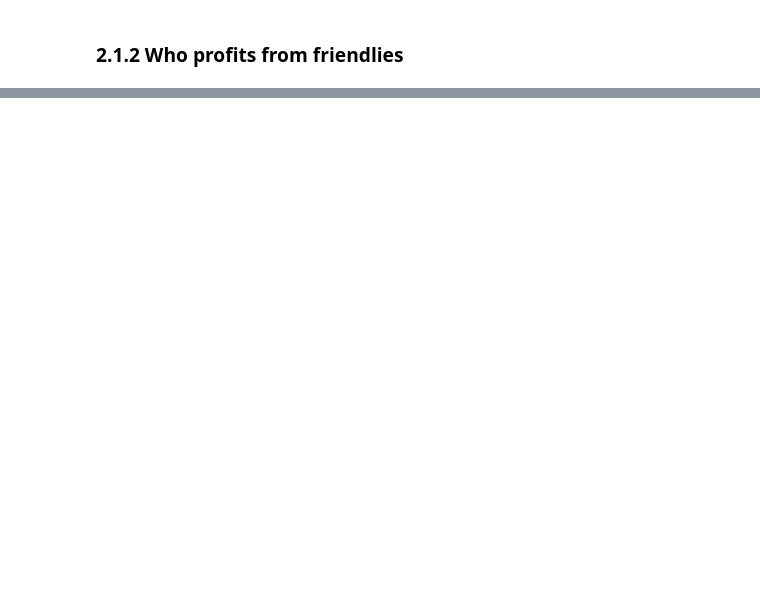
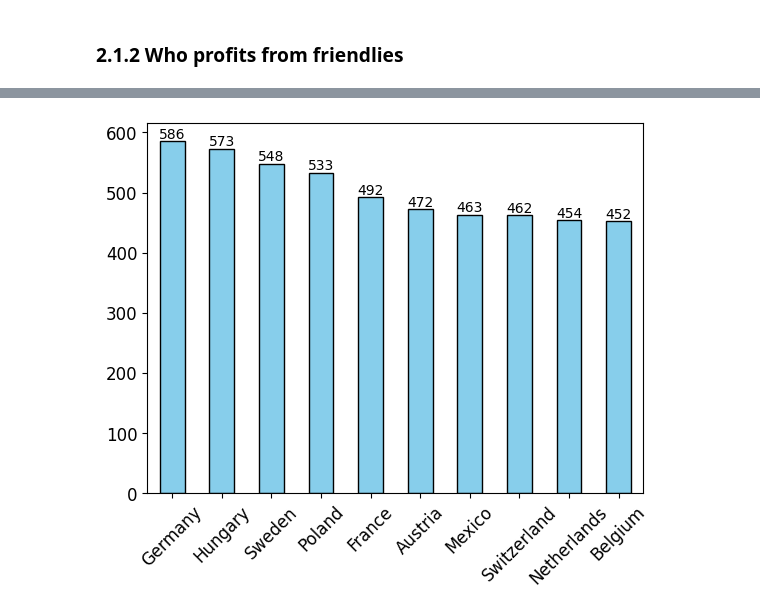
Before and after one commit to RickSpringer/International_Football-1872-2024, a Jupyter notebook: 240318_international_football_analysis.ipynb, the cells around one changed output, grey strips where cells are left out. Saved outputs shown, nothing was run; the diff lists cells and outputs as text; code cells hidden in the pictures; blank space fills up the shorter version.

```diff
--- a/240318_international_football_analysis.ipynb
+++ b/240318_international_football_analysis.ipynb
@@ -454,0 +341,2 @@ big_tournament_df
+# %%
+team_results_per_era_sorted = team_results_per_era_sorted.drop(columns='index')
@@ -515,0 +1102,21 @@ results
+# %%
+query = ''' SELECT team,
+                   SUM(total_friendlies) AS total_friendlies
+            FROM (SELECT home_team AS team,
+                         count(*)  AS total_friendlies
+                  FROM results
+                  WHERE tournament = 'Friendly'
+                  GROUP BY home_team
+                  UNION ALL
+                  SELECT away_team AS team,
+                         count(*) AS total_friendlies
+                  FROM results
+                  WHERE tournament = 'Friendly'
+                  GROUP BY away_team)
+                     AS subquery
+            GROUP BY team
+            ORDER BY total_friendlies DESC
+            LIMIT 10;
+        '''
+# Most friendlies played
+friendlies = pd.read_sql(query, connection)
@@ -515,0 +1137,19 @@ results
+# %%
+friendlies.plot(kind='bar',
+                x='team',
+                y='total_friendlies',
+                color='skyblue',
+                ec='black',
+                lw=1,
+                fontsize=12,
+                rot=45,
+                legend=False,
+                xlabel='',
+                );
+
+for i in range(len(friendlies)):
+    plt.text(i, friendlies.iloc[i]['total_friendlies'],
+             int(friendlies.iloc[i]['total_friendlies']), ha='center',
+             va='bottom')
+# %% [output]
+[figure, added]
```
Also changed, not shown: parts of 106 cells of this notebook, 8 other files.
